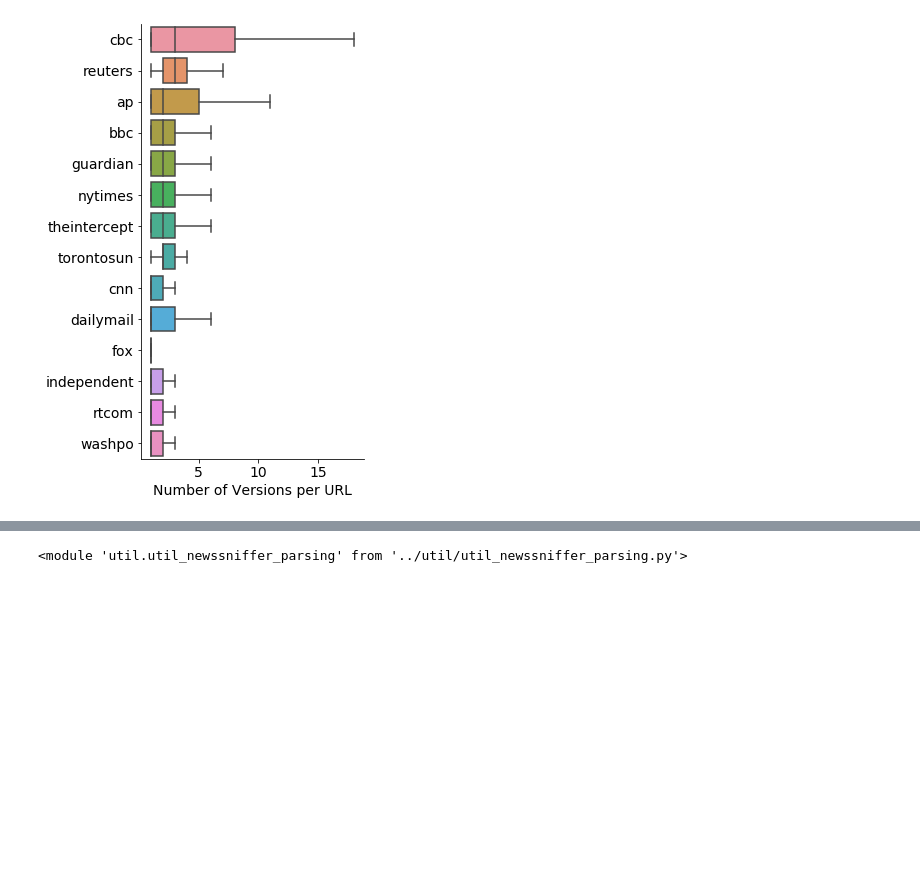
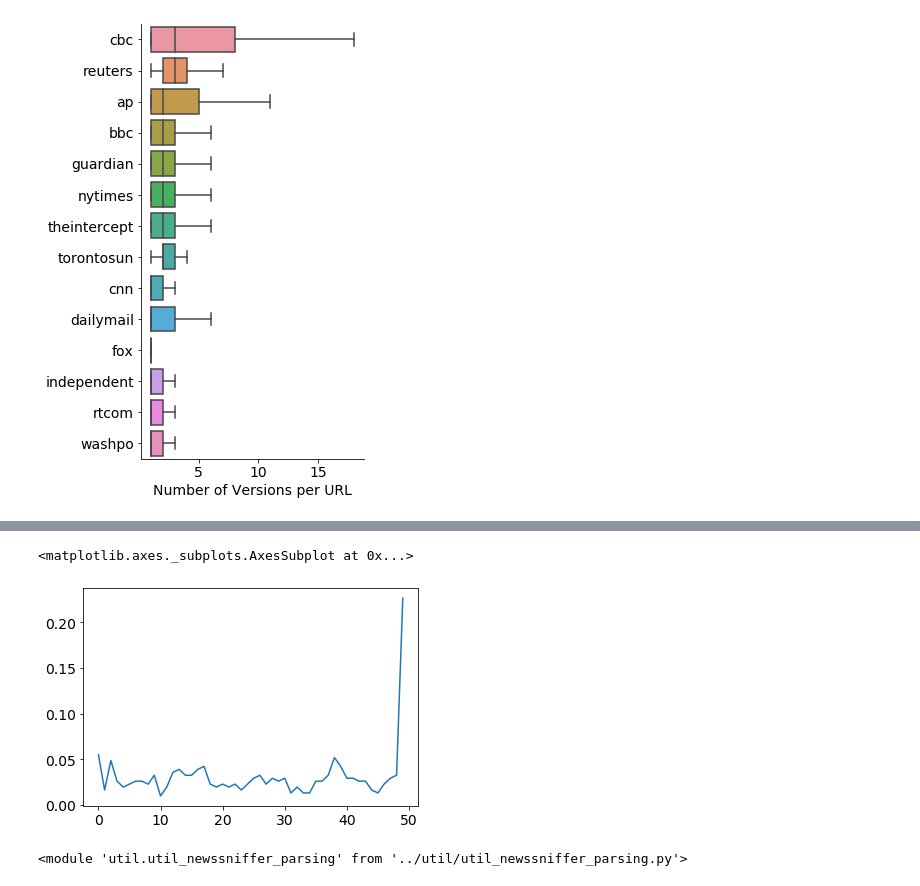
Before and after one commit to alex2awesome/edit-pathways, a Jupyter notebook: notebooks/2021-02-17__diffengine-and-newssniffer.ipynb, the cells around one changed output, grey strips where cells are left out. Saved outputs shown, nothing was run; the diff lists cells and outputs as text; code cells hidden in the pictures; blank space fills up the shorter version.

```diff
--- a/notebooks/2021-02-17__diffengine-and-newssniffer.ipynb
+++ b/notebooks/2021-02-17__diffengine-and-newssniffer.ipynb
@@ -178,0 +479,30 @@ sample_nyt_diffs = pd.read_sql("""
+# %%
+desired_docs = (sentence_stats_df
+ .loc[lambda df: df['source'] == 'wp']
+  .loc[lambda df: df['num_added_sents'] == 1]
+#  .loc[lambda df: df['num_added_sents'].isin([1, 2])]
+ .loc[lambda df: df['num_changed_sents'] == 0]
+ .loc[lambda df: df['num_removed_sents'] == 0]
+)
+# %%
+desired_sentences = (sentence_diffs_df
+ .loc[lambda df: df['key'].isin(desired_docs
+ .pipe(lambda df: df.apply(lambda x: '%s-%s-%s' % (int(x['a_id']), int(x['version_old']), int(x['version_new'])), axis=1))
+ )]
+)
+# %%
+position_added = (desired_sentences.groupby('key')
+  .apply(lambda df: df.sort_values('s_idx').loc[lambda df: df['sent_new'] != '']['tag_new'].to_list())
+)
+# %%
+position_added
+
+position_added_cond = (position_added
+                       .apply(lambda x: pd.Series(condense_tags(x, num_bins=50, desired_tag='+')))
+                       .T.fillna(method='ffill').T
+                      )
+# %%
+position_added_cond.mean().plot()
+# %% [output]
+<matplotlib.axes._subplots.AxesSubplot at 0x...>
+[figure, added]
```
Also changed, not shown: parts of 54 cells of this notebook, 9 other files.
